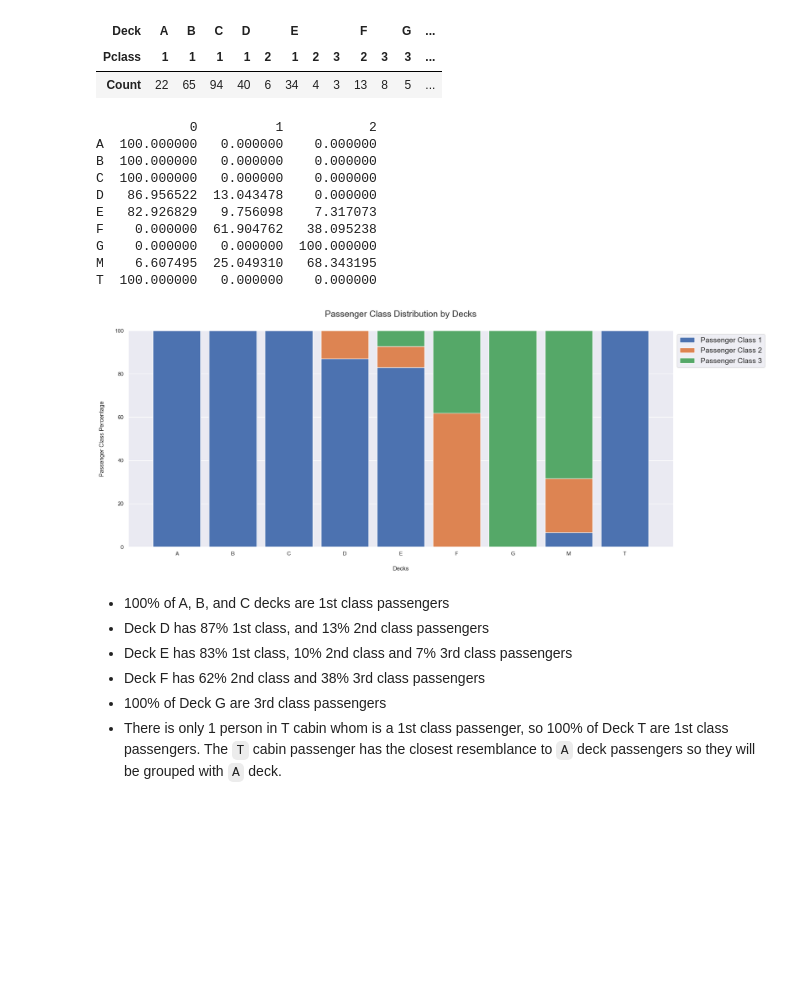
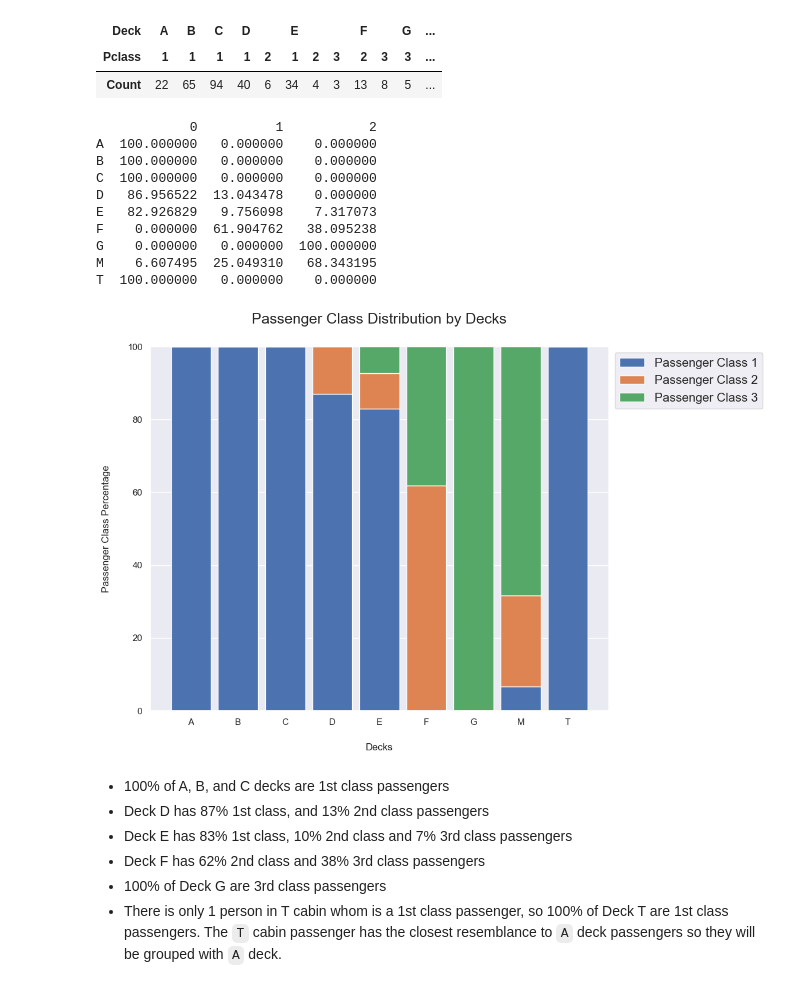
Before and after one commit to subtlewow/kaggle_comps, a Jupyter notebook: titanic/titanic.ipynb, the cells around one changed output. Saved outputs shown, nothing was run; the diff lists cells and outputs as text; code cells hidden in the pictures; blank space fills up the shorter version.

```diff
--- a/titanic/titanic.ipynb
+++ b/titanic/titanic.ipynb
@@ -192,11 +193,11 @@ def display_missing(df: pd.DataFrame | None):
     missing_table_df = pd.concat([missing_vals, proportion_missing_vals], axis=1)
     missing_table_df.columns = ['Missing Values', 'Proportion Missing Values']
 
-    return missing_table_df[missing_vals > 0]
+    return missing_table_df
 
 for df in dfs:
     print(df.name)
-    print(display_missing(df).to_string())
+    print(display_missing(df))
     print('\n')
 # %% [output]
 Training Set
@@ -400,7 +406,6 @@ df_all_decks
 # %%
 ## Determining Passenger Class Distribution by Decks
 
-from collections import defaultdict
 
 def get_pass_class_distribution(df):
     '''
@@ -437,35 +442,35 @@ def display_pclass_dist(df_percent):
 
     df_percent = pd.DataFrame(df_percent).T
 
     p1, p2, p3 = df_percent[0], df_percent[1], df_percent[2]
 
     print(df_percent)
 
-    plt.figure(figsize=(20,8))
+    plt.figure(figsize=(10,8))
     plt.bar(bar_count, p1, width=bar_width, label='Passenger Class 1')
     plt.bar(bar_count, p2, bottom=p1, width=bar_width, label='Passenger Class 2')
     plt.bar(bar_count, p3, bottom=p1 + p2, width=bar_width, label='Passenger Class 3')
     plt.xticks(bar_count, decks)
     plt.xlabel('Decks', labelpad=20)
     plt.ylabel('Passenger Class Percentage', labelpad=20)
     plt.title('Passenger Class Distribution by Decks', y=1.05, size=18)
     plt.legend(loc='upper left', bbox_to_anchor=(1,1), prop={'size': 15})
     plt.show()
 
 x, y = get_pass_class_distribution(df_all_decks)
 display_pclass_dist(y)
 # %% [output]
             0          1           2
 A  100.000000   0.000000    0.000000
 B  100.000000   0.000000    0.000000
 C  100.000000   0.000000    0.000000
 D   86.956522  13.043478    0.000000
 E   82.926829   9.756098    7.317073
 F    0.000000  61.904762   38.095238
 G    0.000000   0.000000  100.000000
 M    6.607495  25.049310   68.343195
 T  100.000000   0.000000    0.000000
-[figure, old version]
+[figure, new version]
 # %% [markdown]
 - 100% of A, B, and C decks are 1st class passengers
 - Deck D has 87% 1st class, and 13% 2nd class passengers
```
Also changed, not shown: parts of 21 cells of this notebook.
